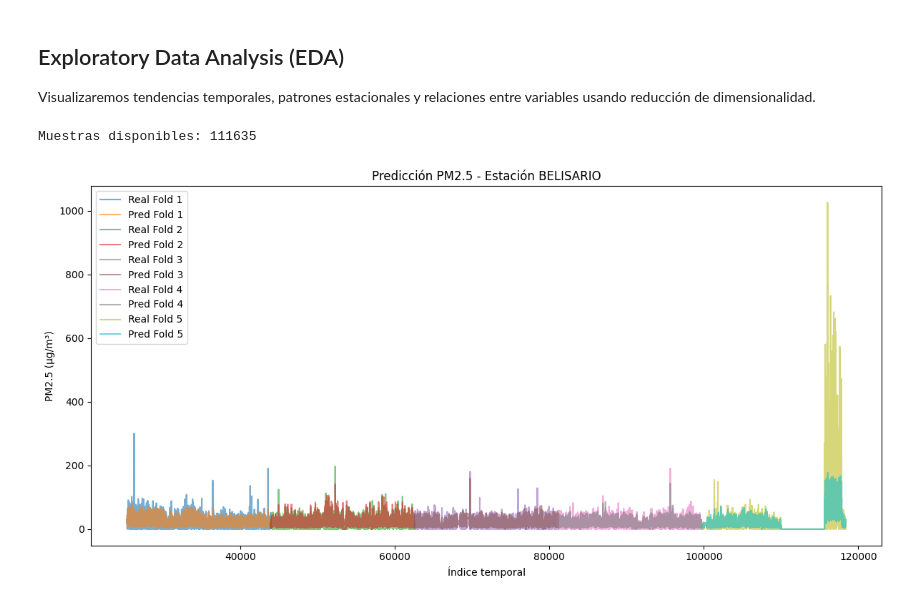
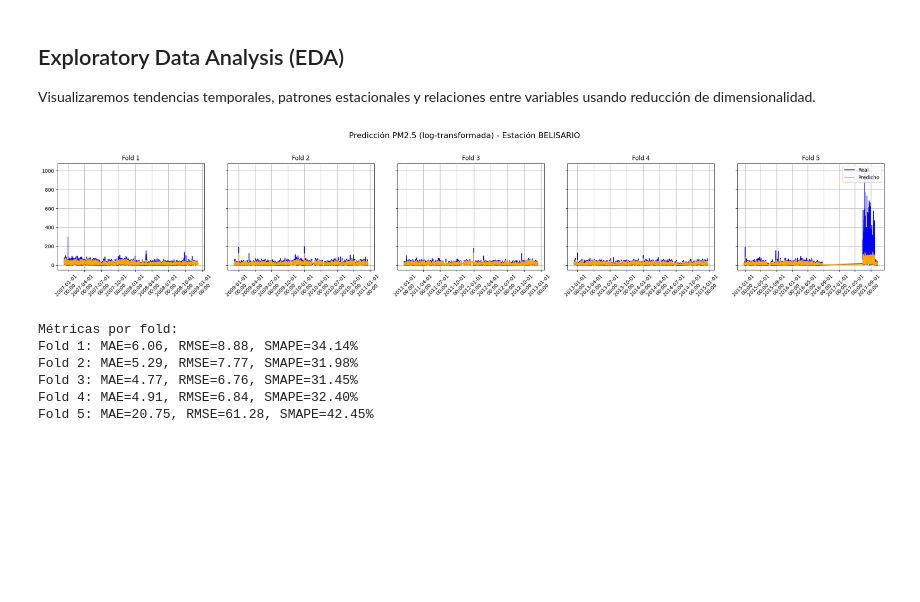
Before and after one commit to JossueJativa/InteligenciaArtificial2, a Jupyter notebook: Proyecto/EJDJ.ipynb, the cells around one changed output. Cells and saved outputs as stored; diff of their text form; code cells hidden in the pictures; blank space fills up the shorter version.

```diff
--- a/Proyecto/EJDJ.ipynb
+++ b/Proyecto/EJDJ.ipynb
@@ -141,68 +142,72 @@ final_df['dayofweek'] = final_df['Date_time'].dt.dayofweek
 final_df['month'] = final_df['Date_time'].dt.month
 final_df['year'] = final_df['Date_time'].dt.year
 # %%
-# ===============================
-# MODELADO para una estación específica
-# ===============================
+warnings.filterwarnings('ignore')
 
-station = 'BELISARIO'  # Cambia por otras: CARAPUNGO, TUMBACO, etc.
-df_station = final_df[final_df['STATION_NAME'] == station]
+# Usamos SMAPE
+def smape(y_true, y_pred):
+    denominator = (np.abs(y_true) + np.abs(y_pred)) / 2
+    diff = np.abs(y_true - y_pred)
+    return np.mean(np.where(denominator == 0, 0, diff / denominator))
 
-# Eliminar valores nulos que quedan
-df_station = df_station.dropna(subset=['PM2'])
+station = 'BELISARIO'
+df_station = final_df[final_df['STATION_NAME'] == station].dropna(subset=['PM2'])
+df_station = df_station[df_station['PM2'] > 1.0]  # Opcional: eliminar valores muy bajos
 
-# Seleccionar variables de entrada y salida
 features = [col for col in df_station.columns if 'lag' in col or 'roll' in col or col in ['hour', 'dayofweek', 'month', 'year']]
 target = 'PM2'
+X = df_station[features]
+y = np.log1p(df_station[target])  # log transform
+time_index = df_station['Date_time']
 
-X = df_station[features]
-y = df_station[target]
+tscv = TimeSeriesSplit(n_splits=5)
+mae_list, mse_list, rmse_list, smape_list = [], [], [], []
 
-# Verificar si hay suficientes datos
-print("Muestras disponibles:", len(X))
-if len(X) < 100:
-    raise ValueError("No hay suficientes datos para modelar con TimeSeriesSplit. Usa otra estación o más datos.")
-
-# Cross-validation temporal
-tscv = TimeSeriesSplit(n_splits=5)
-mae_list, mse_list, rmse_list, mape_list = [], [], [], []
-
-plt.figure(figsize=(12, 6))
+fig, axs = plt.subplots(nrows=1, ncols=5, figsize=(24, 5), sharey=True)
+axs = axs.flatten()
 
 for i, (train_idx, test_idx) in enumerate(tscv.split(X)):
     X_train, X_test = X.iloc[train_idx], X.iloc[test_idx]
     y_train, y_test = y.iloc[train_idx], y.iloc[test_idx]
+    time_test = time_index.iloc[test_idx]
 
     model = RandomForestRegressor(n_estimators=100, random_state=42)
     model.fit(X_train, y_train)
-    y_pred = model.predict(X_test)
 
-    # Métricas
-    mae = mean_absolute_error(y_test, y_pred)
-    mse = mean_squared_error(y_test, y_pred)
+    y_pred_log = model.predict(X_test)
+    y_test_real = np.expm1(y_test)
+    y_pred_real = np.expm1(y_pred_log)
+
+    mae = mean_absolute_error(y_test_real, y_pred_real)
+    mse = mean_squared_error(y_test_real, y_pred_real)
     rmse = np.sqrt(mse)
-    mape = mean_absolute_percentage_error(y_test, y_pred)
+    smape_val = smape(y_test_real, y_pred_real)
 
     mae_list.append(mae)
     mse_list.append(mse)
     rmse_list.append(rmse)
-    mape_list.append(mape)
+    smape_list.append(smape_val)
 
-    # Graficar
-    plt.plot(y_test.index, y_test, label=f"Real Fold {i+1}", alpha=0.6)
-    plt.plot(y_test.index, y_pred, label=f"Pred Fold {i+1}", alpha=0.6)
+    axs[i].plot(time_test, y_test_real, label='Real', color='blue')
+    axs[i].plot(time_test, y_pred_real, label='Predicho', color='orange')
+    axs[i].set_title(f"Fold {i+1}")
+    axs[i].xaxis.set_major_formatter(dates.DateFormatter('%Y-%m-%d\n%H:%M'))
+    axs[i].tick_params(axis='x', rotation=45)
+    axs[i].grid(True)
 
-plt.title(f"Predicción PM2.5 - Estación {station}")
-plt.xlabel("Índice temporal")
-plt.ylabel("PM2.5 (µg/m³)")
-plt.legend()
-plt.tight_layout()
+axs[-1].legend(loc='upper right')
+fig.suptitle(f"Predicción PM2.5 (log-transformada) - Estación {station}", fontsize=16)
+plt.tight_layout(rect=[0, 0, 1, 0.95])
 plt.show()
 
-# Imprimir métricas
 print("\nMétricas por fold:")
 for i in range(len(mae_list)):
-    print(f"Fold {i+1}: MAE={mae_list[i]:.2f}, RMSE={rmse_list[i]:.2f}, MAPE={mape_list[i]*100:.2f}%")
+    print(f"Fold {i+1}: MAE={mae_list[i]:.2f}, RMSE={rmse_list[i]:.2f}, SMAPE={smape_list[i]*100:.2f}%")
 # %% [output]
+[figure, new version]
-Muestras disponibles: 111635
+Métricas por fold:
+Fold 1: MAE=6.06, RMSE=8.88, SMAPE=34.14%
+Fold 2: MAE=5.29, RMSE=7.77, SMAPE=31.98%
+Fold 3: MAE=4.77, RMSE=6.76, SMAPE=31.45%
+Fold 4: MAE=4.91, RMSE=6.84, SMAPE=32.40%
+Fold 5: MAE=20.75, RMSE=61.28, SMAPE=42.45%
-[figure, old version]
```
Also changed, not shown: parts of 2 cells of this notebook.
